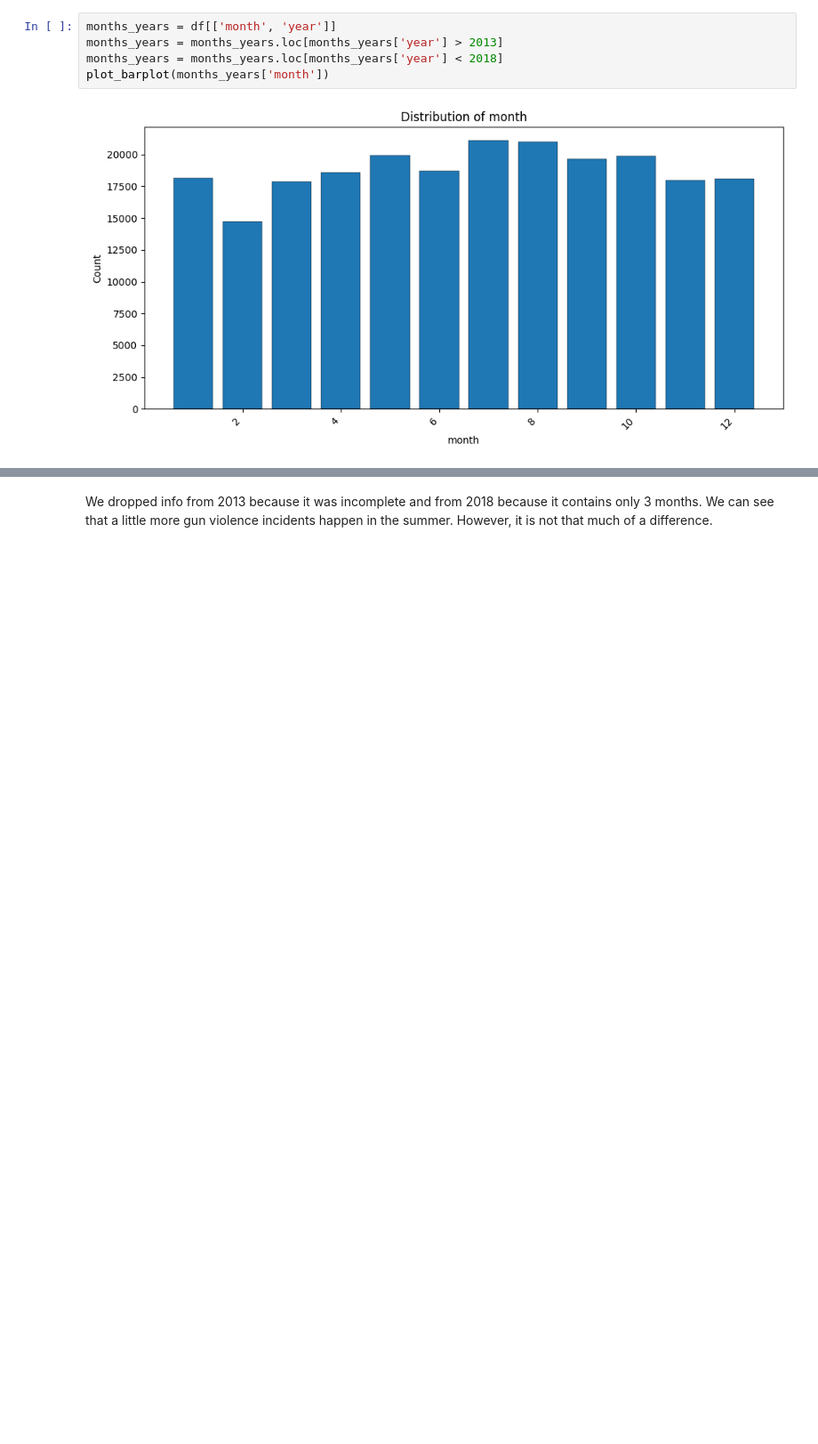
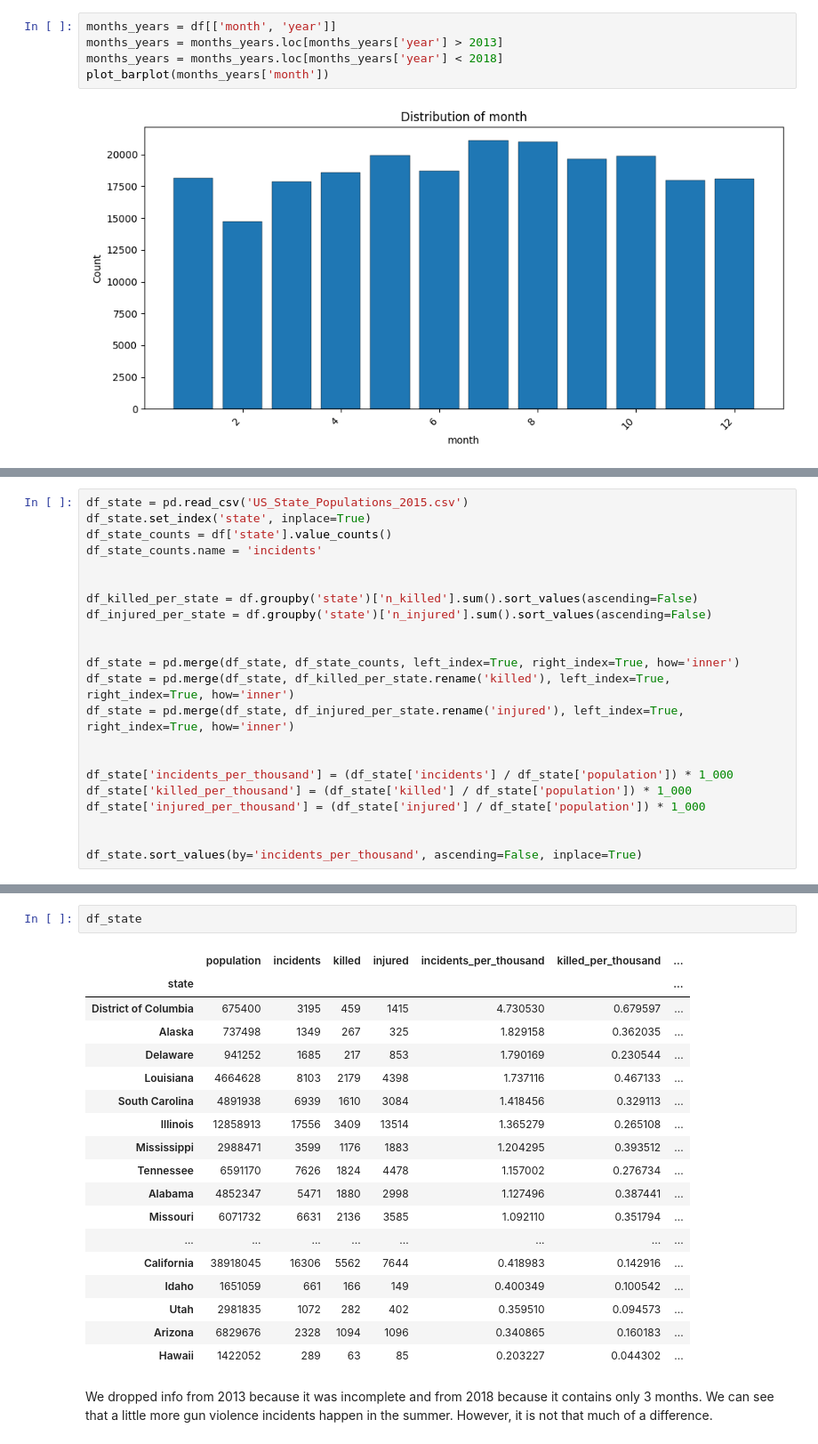
Before and after one commit to Neukz/gun-violence-analysis, a Jupyter notebook: 01_problem_and_data_understanding.ipynb, the cells around one changed output, grey strips where cells are left out. Shown at 89% size. Cells and saved outputs as stored; diff of their text form; blank space fills up the shorter version.

```diff
--- a/01_problem_and_data_understanding.ipynb
+++ b/01_problem_and_data_understanding.ipynb
@@ -327,0 +336,22 @@ plot_barplot(months_years['month'])
+# %%
+df_state = pd.read_csv('US_State_Populations_2015.csv')
+df_state.set_index('state', inplace=True)
+df_state_counts = df['state'].value_counts()
+df_state_counts.name = 'incidents'
+
+
+df_killed_per_state = df.groupby('state')['n_killed'].sum().sort_values(ascending=False)
+df_injured_per_state = df.groupby('state')['n_injured'].sum().sort_values(ascending=False)
+
+
+df_state = pd.merge(df_state, df_state_counts, left_index=True, right_index=True, how='inner')
+df_state = pd.merge(df_state, df_killed_per_state.rename('killed'), left_index=True, right_index=True, how='inner')
+df_state = pd.merge(df_state, df_injured_per_state.rename('injured'), left_index=True, right_index=True, how='inner')
+
+
+df_state['incidents_per_thousand'] = (df_state['incidents'] / df_state['population']) * 1_000
+df_state['killed_per_thousand'] = (df_state['killed'] / df_state['population']) * 1_000
+df_state['injured_per_thousand'] = (df_state['injured'] / df_state['population']) * 1_000
+
+
+df_state.sort_values(by='incidents_per_thousand', ascending=False, inplace=True)
@@ -328,3 +371,24 @@ plot_barplot(months_years['month'])
+# %%
+df_state
+# %% [output]
+|  | population | incidents | killed | injured | incidents_per_thousand | killed_per_thousand | ... |
+| state |  |  |  |  |  |  | ... |
+| District of Columbia | 675400 | 3195 | 459 | 1415 | 4.730530 | 0.679597 | ... |
+| Alaska | 737498 | 1349 | 267 | 325 | 1.829158 | 0.362035 | ... |
+| Delaware | 941252 | 1685 | 217 | 853 | 1.790169 | 0.230544 | ... |
+| Louisiana | 4664628 | 8103 | 2179 | 4398 | 1.737116 | 0.467133 | ... |
+| South Carolina | 4891938 | 6939 | 1610 | 3084 | 1.418456 | 0.329113 | ... |
+| Illinois | 12858913 | 17556 | 3409 | 13514 | 1.365279 | 0.265108 | ... |
+| Mississippi | 2988471 | 3599 | 1176 | 1883 | 1.204295 | 0.393512 | ... |
+| Tennessee | 6591170 | 7626 | 1824 | 4478 | 1.157002 | 0.276734 | ... |
+| Alabama | 4852347 | 5471 | 1880 | 2998 | 1.127496 | 0.387441 | ... |
+| Missouri | 6071732 | 6631 | 2136 | 3585 | 1.092110 | 0.351794 | ... |
+| ... | ... | ... | ... | ... | ... | ... | ... |
+| California | 38918045 | 16306 | 5562 | 7644 | 0.418983 | 0.142916 | ... |
+| Idaho | 1651059 | 661 | 166 | 149 | 0.400349 | 0.100542 | ... |
+| Utah | 2981835 | 1072 | 282 | 402 | 0.359510 | 0.094573 | ... |
+| Arizona | 6829676 | 2328 | 1094 | 1096 | 0.340865 | 0.160183 | ... |
+| Hawaii | 1422052 | 289 | 63 | 85 | 0.203227 | 0.044302 | ... |
 # %% [markdown]
 We dropped info from 2013 because it was incomplete and from 2018 because it contains only 3 months. We can see that a little more gun violence incidents happen in the summer. However, it is not that much of a difference.
 # %%
```
Also changed, not shown: parts of 14 cells of this notebook, 2 other files.
